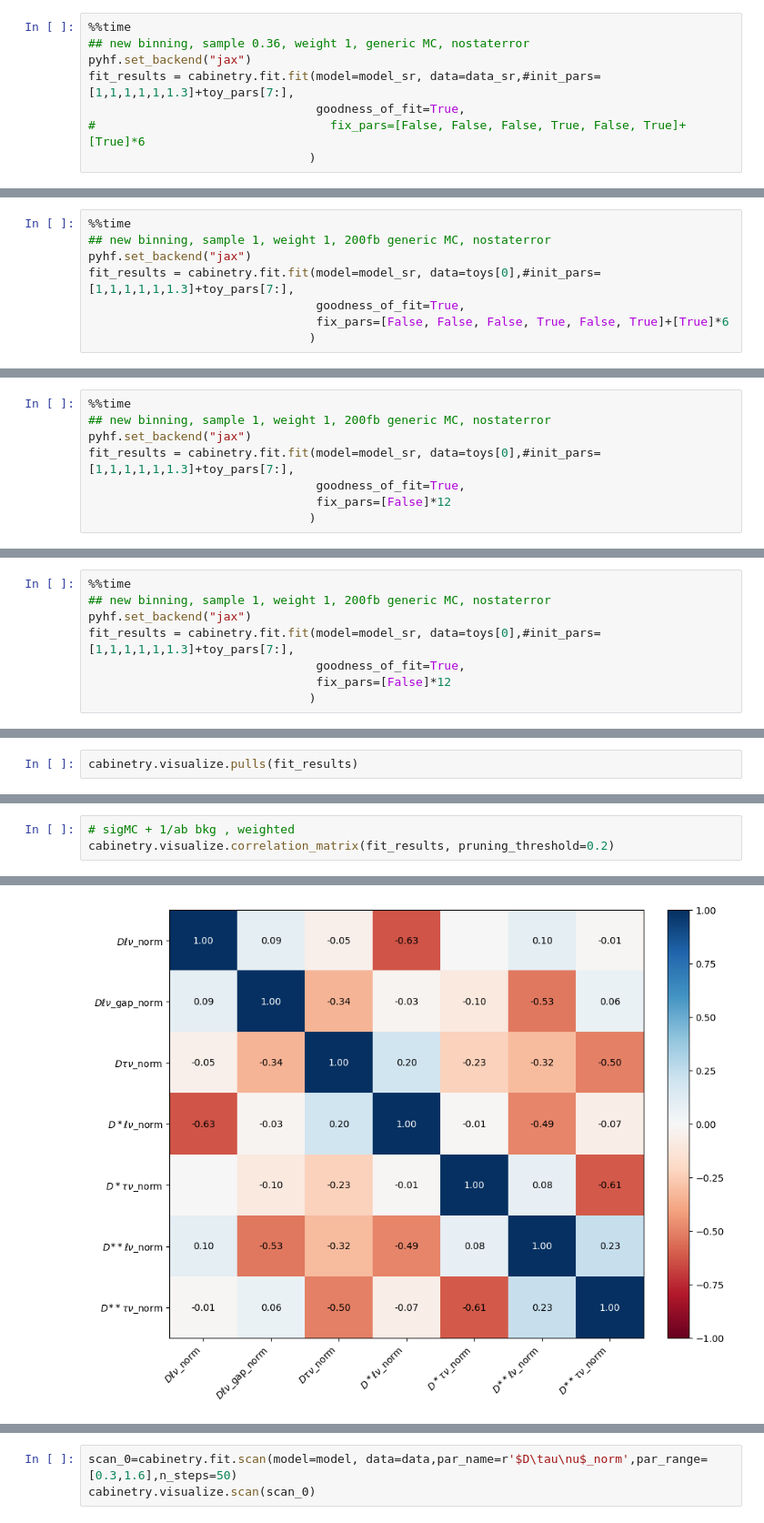
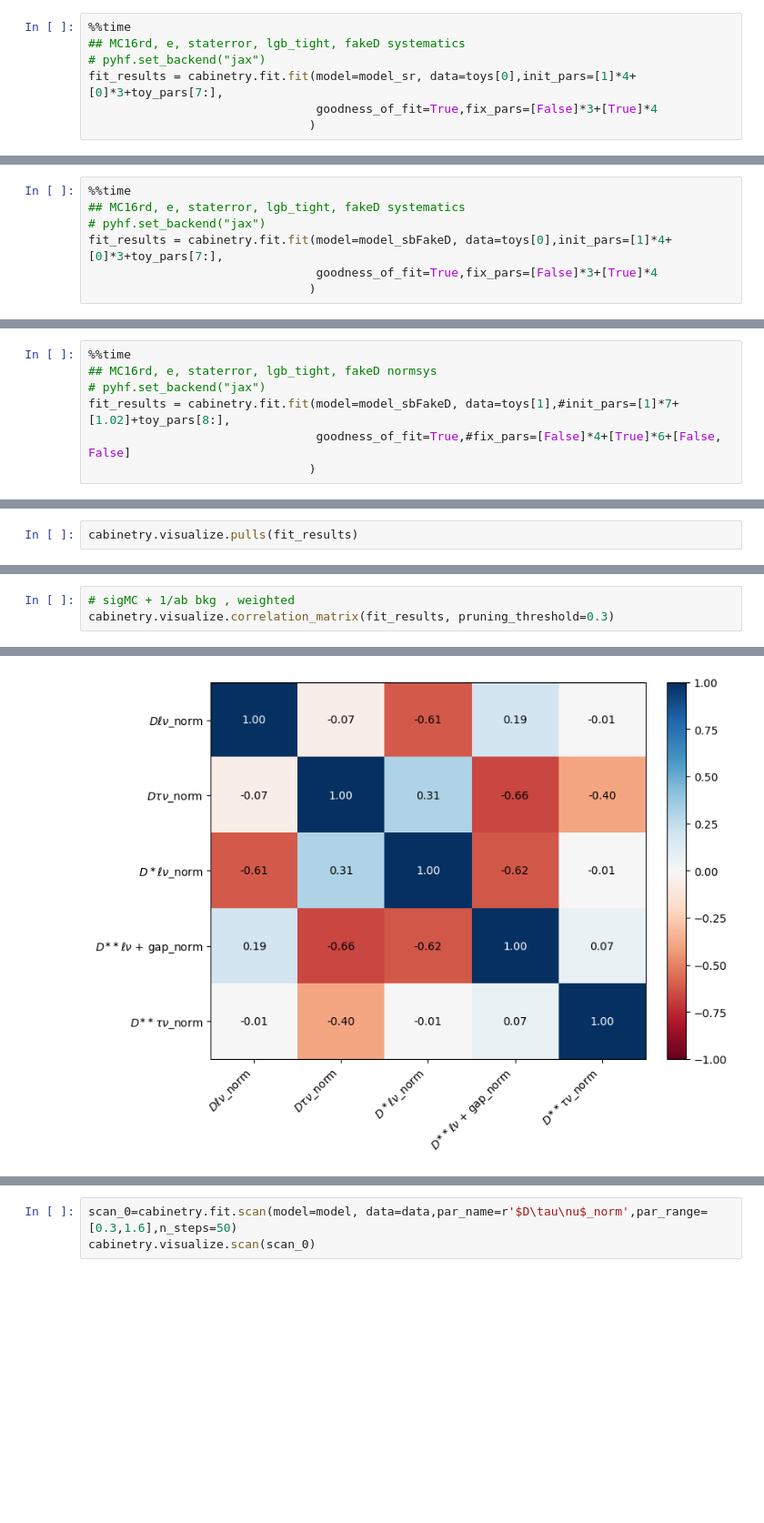
Before and after one commit to zjkjsd/inclusive_R_D, a Jupyter notebook: Notebooks/3_fitting_cabinetry_2d_SR.ipynb, the cells around one changed output, grey strips where cells are left out. Shown at 91% size. Saved outputs shown, nothing was run; the diff lists cells and outputs as text; blank space fills up the shorter version.

Commit message:
update plotting functions

```diff
--- a/Notebooks/3_fitting_cabinetry_2d_SR.ipynb
+++ b/Notebooks/3_fitting_cabinetry_2d_SR.ipynb
@@ -558,10 +714,9 @@ Wall time: 420 ms
 # %%
 %%time
-## new binning, sample 0.36, weight 1, generic MC, nostaterror
-pyhf.set_backend("jax")
-fit_results = cabinetry.fit.fit(model=model_sr, data=data_sr,#init_pars=[1,1,1,1,1,1.3]+toy_pars[7:],
-                                goodness_of_fit=True,
-#                                 fix_pars=[False, False, False, True, False, True]+[True]*6
+## MC16rd, e, staterror, lgb_tight, fakeD systematics
+# pyhf.set_backend("jax")
+fit_results = cabinetry.fit.fit(model=model_sr, data=toys[0],init_pars=[1]*4+[0]*3+toy_pars[7:],
+                                goodness_of_fit=True,fix_pars=[False]*3+[True]*4
                                )
 # %% [output]
 INFO - cabinetry.fit - performing maximum likelihood fit
@@ -587,10 +741,9 @@ Wall time: 176 ms
 # %%
 %%time
-## new binning, sample 1, weight 1, 200fb generic MC, nostaterror
-pyhf.set_backend("jax")
-fit_results = cabinetry.fit.fit(model=model_sr, data=toys[0],#init_pars=[1,1,1,1,1,1.3]+toy_pars[7:],
-                                goodness_of_fit=True,
-                                fix_pars=[False, False, False, True, False, True]+[True]*6
+## MC16rd, e, staterror, lgb_tight, fakeD systematics
+# pyhf.set_backend("jax")
+fit_results = cabinetry.fit.fit(model=model_sbFakeD, data=toys[0],init_pars=[1]*4+[0]*3+toy_pars[7:],
+                                goodness_of_fit=True,fix_pars=[False]*3+[True]*4
                                )
 # %% [output]
 INFO - cabinetry.fit - performing maximum likelihood fit
@@ -615,10 +768,9 @@ Wall time: 240 ms
 # %%
 %%time
-## new binning, sample 1, weight 1, 200fb generic MC, nostaterror
-pyhf.set_backend("jax")
-fit_results = cabinetry.fit.fit(model=model_sr, data=toys[0],#init_pars=[1,1,1,1,1,1.3]+toy_pars[7:],
-                                goodness_of_fit=True,
-                                fix_pars=[False]*12
+## MC16rd, e, staterror, lgb_tight, fakeD normsys
+# pyhf.set_backend("jax")
+fit_results = cabinetry.fit.fit(model=model_sbFakeD, data=toys[1],#init_pars=[1]*7+[1.02]+toy_pars[8:],
+                                goodness_of_fit=True,#fix_pars=[False]*4+[True]*6+[False, False]
                                )
 # %% [output]
 INFO - cabinetry.fit - performing maximum likelihood fit
@@ -643,8 +794,0 @@ Wall time: 739 ms
-# %%
-%%time
-## new binning, sample 1, weight 1, 200fb generic MC, nostaterror
-pyhf.set_backend("jax")
-fit_results = cabinetry.fit.fit(model=model_sr, data=toys[0],#init_pars=[1,1,1,1,1,1.3]+toy_pars[7:],
-                                goodness_of_fit=True,
-                                fix_pars=[False]*12
-                               )
@@ -681,6 +807,6 @@ cabinetry.visualize.pulls(fit_results)
 # %%
 # sigMC + 1/ab bkg , weighted
-cabinetry.visualize.correlation_matrix(fit_results, pruning_threshold=0.2)
+cabinetry.visualize.correlation_matrix(fit_results, pruning_threshold=0.3)
 # %% [output]
 INFO - cabinetry.visualize.utils - saving figure as figures/correlation_matrix.pdf
-[figure, old version]
+[figure, new version]
```
Also changed, not shown: parts of 40 cells of this notebook, 45 other files.
